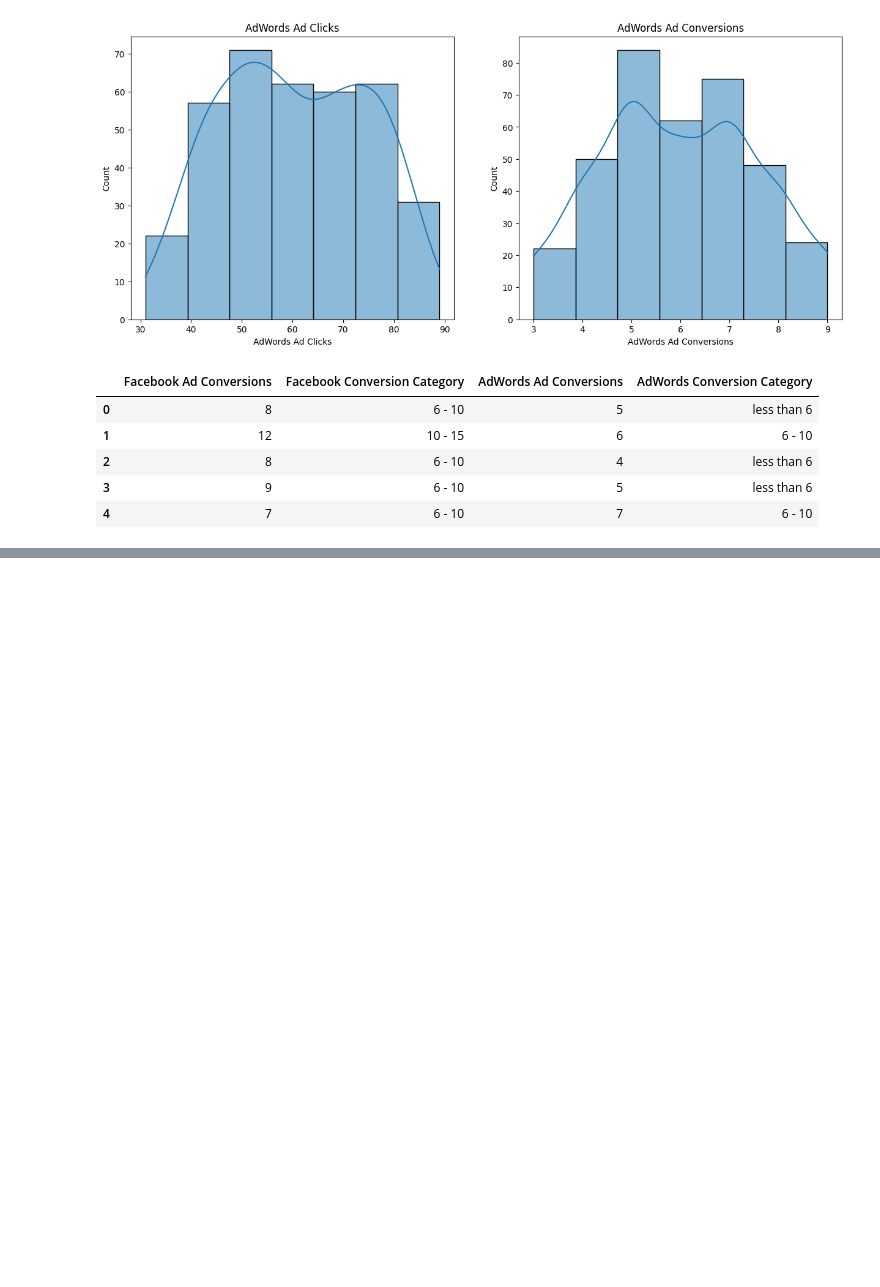
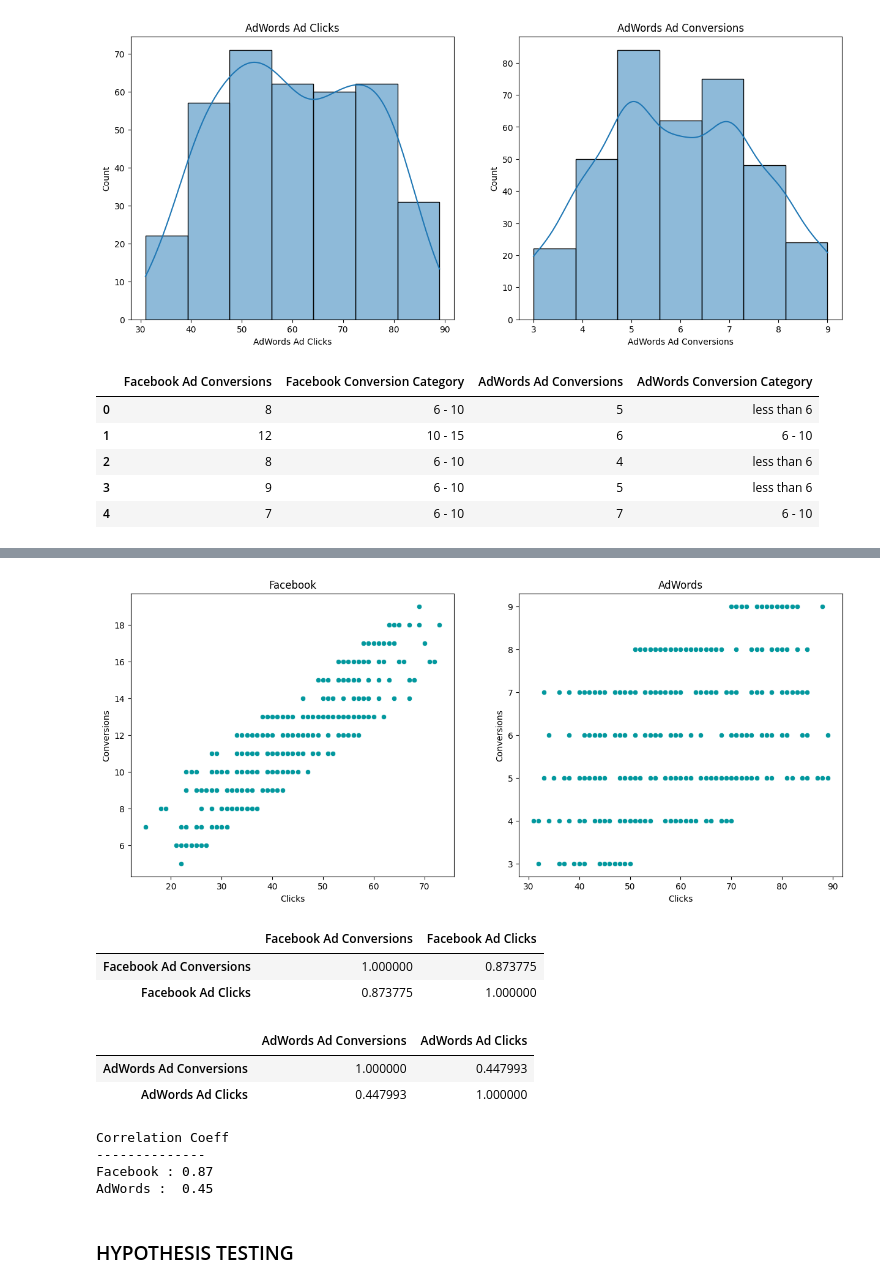
Before and after one commit to Engineer-purvesh18/A-B-Testing, a Jupyter notebook: main.ipynb, the cells around one changed output, grey strips where cells are left out. Cells and saved outputs as stored; diff of their text form; code cells hidden in the pictures; blank space fills up the shorter version.

```diff
--- a/main.ipynb
+++ b/main.ipynb
@@ -145,0 +215,40 @@ df[['Facebook Ad Conversions','Facebook Conversion Category','AdWords Ad Convers
+# %%
+plt.figure(figsize=(15,6))
+plt.subplot(1,2,1)
+plt.title('Facebook')
+sns.scatterplot(x = df['Facebook Ad Clicks'],y = df['Facebook Ad Conversions'], color = '#03989E')
+plt.xlabel('Clicks')
+plt.ylabel('Conversions')
+plt.subplot(1,2,2)
+plt.title('AdWords')
+sns.scatterplot(x = df['AdWords Ad Clicks'],y = df['AdWords Ad Conversions'], color = '#03989E')
+plt.xlabel('Clicks')
+plt.ylabel('Conversions')
+plt.show()
+# %% [output]
+[figure, added]
+# %%
+facebook_corr = df[['Facebook Ad Conversions','Facebook Ad Clicks']].corr()
+facebook_corr
+# %% [output]
+|  | Facebook Ad Conversions | Facebook Ad Clicks |
+| Facebook Ad Conversions | 1.000000 | 0.873775 |
+| Facebook Ad Clicks | 0.873775 | 1.000000 |
+# %%
+adwords_corr = df[['AdWords Ad Conversions','AdWords Ad Clicks']].corr()
+adwords_corr
+# %% [output]
+|  | AdWords Ad Conversions | AdWords Ad Clicks |
+| AdWords Ad Conversions | 1.000000 | 0.447993 |
+| AdWords Ad Clicks | 0.447993 | 1.000000 |
+# %%
+print('Correlation Coeff \n--------------')
+print('Facebook :',round(facebook_corr.values[0,1],2))
+print('AdWords : ',round(adwords_corr.values[0,1],2))
+# %% [output]
+Correlation Coeff
+--------------
+Facebook : 0.87
+AdWords :  0.45
+# %% [markdown]
+### HYPOTHESIS TESTING
```
Also changed, not shown: parts of 8 cells of this notebook.
